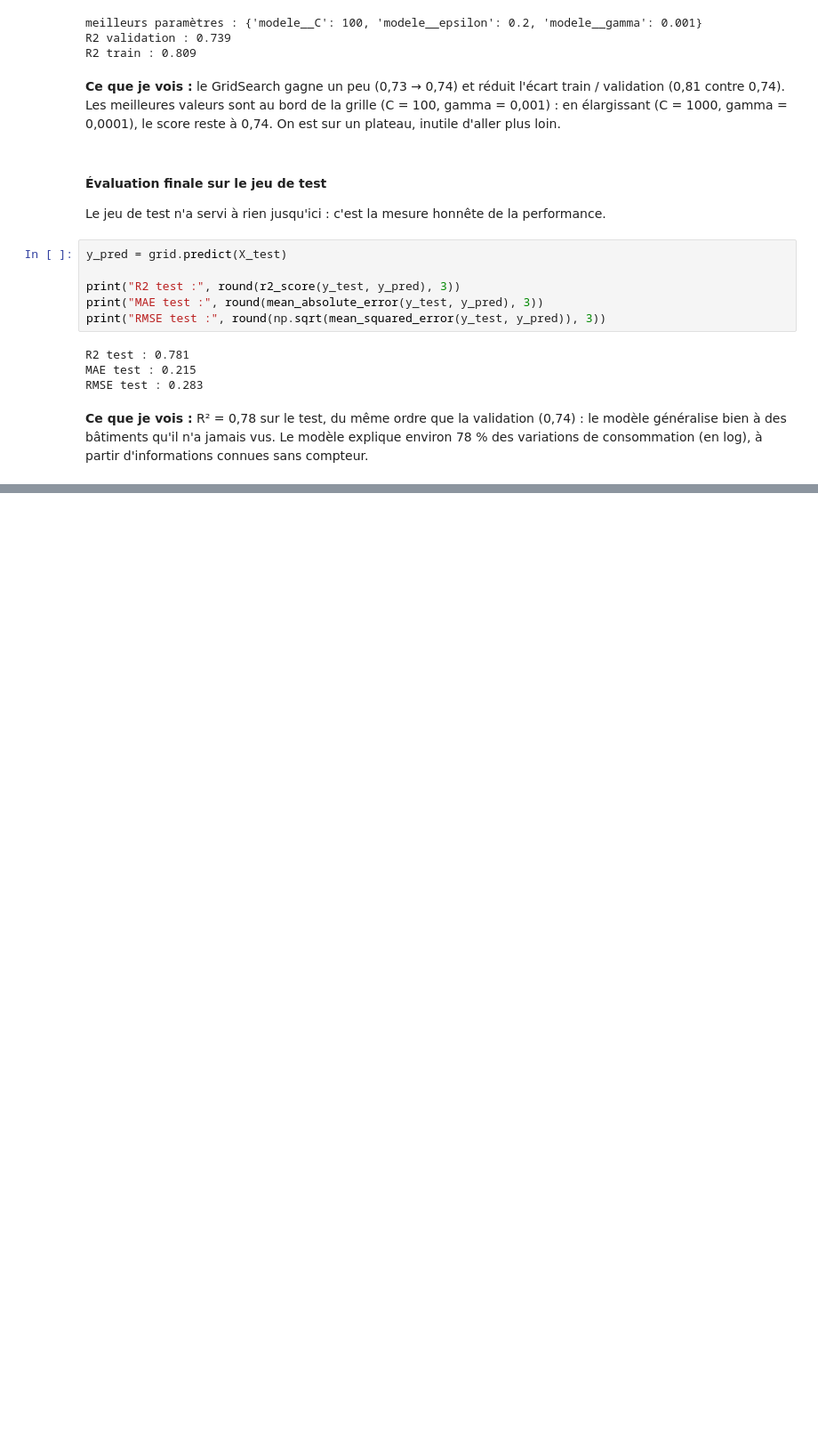
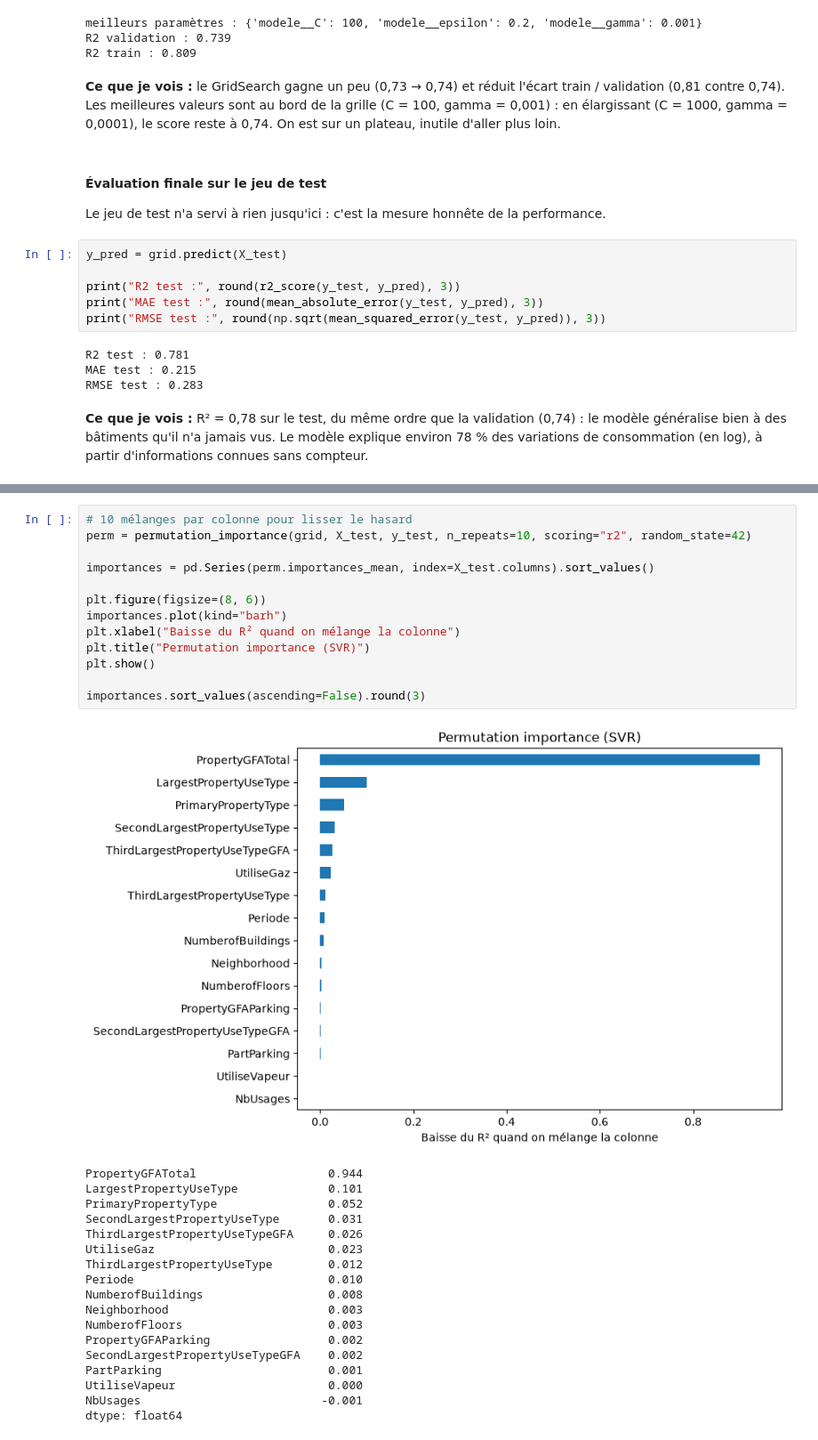
Before and after one commit to pierre-angelo-commits/p3-consommation-batiments-seattle, a Jupyter notebook: 03_modelisation.ipynb, the cells around one changed output, grey strips where cells are left out. Shown at 89% size. Saved outputs shown, nothing was run; the diff lists cells and outputs as text; blank space fills up the shorter version.

Commit message:
Notebook 3 : permutation importance et lecture des résultats
Co-Authored-By: Claude Opus 5.5 <noreply@anthropic.com>

```diff
--- a/03_modelisation.ipynb
+++ b/03_modelisation.ipynb
@@ -401,0 +406,32 @@ RMSE test : 0.283
+# %%
+# 10 mélanges par colonne pour lisser le hasard
+perm = permutation_importance(grid, X_test, y_test, n_repeats=10, scoring="r2", random_state=42)
+
+importances = pd.Series(perm.importances_mean, index=X_test.columns).sort_values()
+
+plt.figure(figsize=(8, 6))
+importances.plot(kind="barh")
+plt.xlabel("Baisse du R² quand on mélange la colonne")
+plt.title("Permutation importance (SVR)")
+plt.show()
+
+importances.sort_values(ascending=False).round(3)
+# %% [output]
+[figure, added]
+PropertyGFATotal                   0.944
+LargestPropertyUseType             0.101
+PrimaryPropertyType                0.052
+SecondLargestPropertyUseType       0.031
+ThirdLargestPropertyUseTypeGFA     0.026
+UtiliseGaz                         0.023
+ThirdLargestPropertyUseType        0.012
+Periode                            0.010
+NumberofBuildings                  0.008
+Neighborhood                       0.003
+NumberofFloors                     0.003
+PropertyGFAParking                 0.002
+SecondLargestPropertyUseTypeGFA    0.002
+PartParking                        0.001
+UtiliseVapeur                      0.000
+NbUsages                          -0.001
+dtype: float64
```
Also changed, not shown: parts of 3 cells of this notebook.
